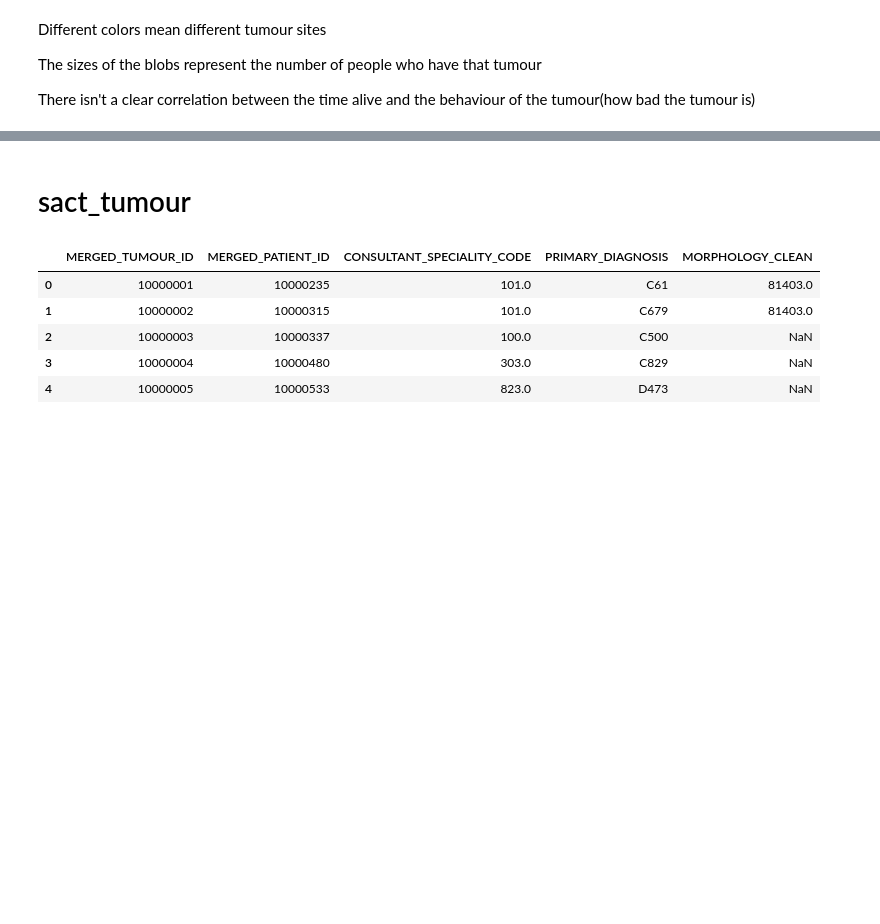
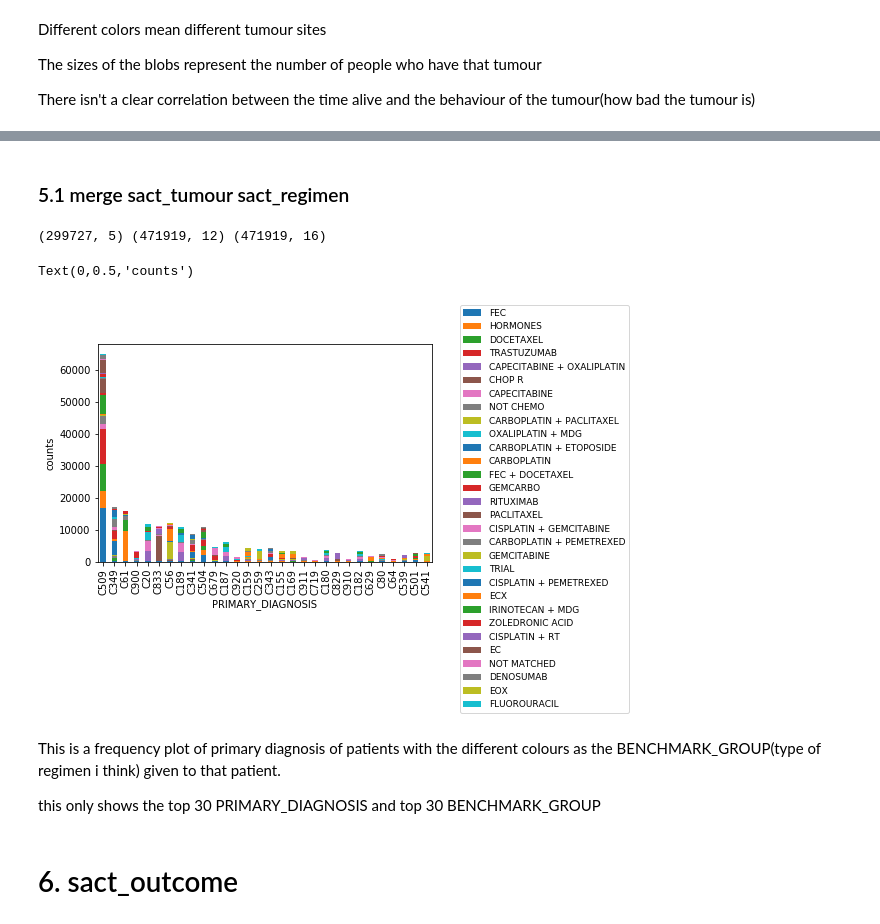
Before and after one commit to UCL-simulacrum/EDA, a Jupyter notebook: cancerdata_EDA.ipynb, the cells around one changed output, grey strips where cells are left out. Drawn from its saved outputs; the diff is of its cells as text; code cells hidden in the pictures; blank space fills up the shorter version.

Commit message:
Added contents, made plots from sact_tumour, sact_regimen, sact_outcome

```diff
--- a/cancerdata_EDA.ipynb
+++ b/cancerdata_EDA.ipynb
@@ -313,14 +235,37 @@ range(9)[1]
 # %% [markdown]
-# sact_tumour
+### 5.1 merge sact_tumour sact_regimen
-# %%
-sact_tumour = pd.read_csv('simulacrum_release_v1.1.0/sim_sact_tumour.csv')
-sact_regimen = pd.read_csv('simulacrum_release_v1.1.0/sim_sact_regimen.csv',encoding="ISO-8859-1")
-sact_patient = pd.read_csv('simulacrum_release_v1.1.0/sim_sact_patient.csv')
-sact_tumour.head()
-# %% [output]
-|  | MERGED_TUMOUR_ID | MERGED_PATIENT_ID | CONSULTANT_SPECIALITY_CODE | PRIMARY_DIAGNOSIS | MORPHOLOGY_CLEAN |
-| 0 | 10000001 | 10000235 | 101.0 | C61 | 81403.0 |
-| 1 | 10000002 | 10000315 | 101.0 | C679 | 81403.0 |
-| 2 | 10000003 | 10000337 | 100.0 | C500 | NaN |
-| 3 | 10000004 | 10000480 | 303.0 | C829 | NaN |
-| 4 | 10000005 | 10000533 | 823.0 | D473 | NaN |
+# %%
+tumour_regimen = pd.merge(sact_tumour,sact_regimen,on='MERGED_TUMOUR_ID')
+print(sact_tumour.shape, sact_regimen.shape, tumour_regimen.shape)
+# %% [output]
+(299727, 5) (471919, 12) (471919, 16)
+# %%
+col = 'PRIMARY_DIAGNOSIS'
+regimen_feature = tumour_regimen[['BENCHMARK_GROUP',col]] \
+                    .groupby([col, 'BENCHMARK_GROUP']) \
+                    .agg({'BENCHMARK_GROUP':'size'}) \
+                    .rename(columns={'BENCHMARK_GROUP':'Regimen count'}) \
+                    .reset_index()
+regimen_feature = regimen_feature.pivot(index=col, columns='BENCHMARK_GROUP')['Regimen count']
+
+#top30 diagnosis
+vcdiagnosis = tumour_regimen['PRIMARY_DIAGNOSIS'].value_counts()
+regimen_feature = regimen_feature.loc[list(vcdiagnosis[:30].keys())]
+
+#top30 regimens
+vc = tumour_regimen['BENCHMARK_GROUP'].value_counts()
+topreg = regimen_feature[list(vc[:30].keys())]
+
+
+ax = topreg.plot(kind='bar', stacked=True)
+ax.legend(bbox_to_anchor=(1.1, 0.7, 0.5, 0.5),prop={'size':9})
+ax.set_ylabel('counts')
+# %% [output]
+Text(0,0.5,'counts')
+[figure, added]
+# %% [markdown]
+This is a frequency plot of primary diagnosis of patients with the different colours as the BENCHMARK_GROUP(type of regimen i think) given to that patient.
+
+this only shows the top 30 PRIMARY_DIAGNOSIS and top 30 BENCHMARK_GROUP
+# %% [markdown]
+# 6. sact_outcome
```
Also changed, not shown: parts of 42 cells of this notebook.
